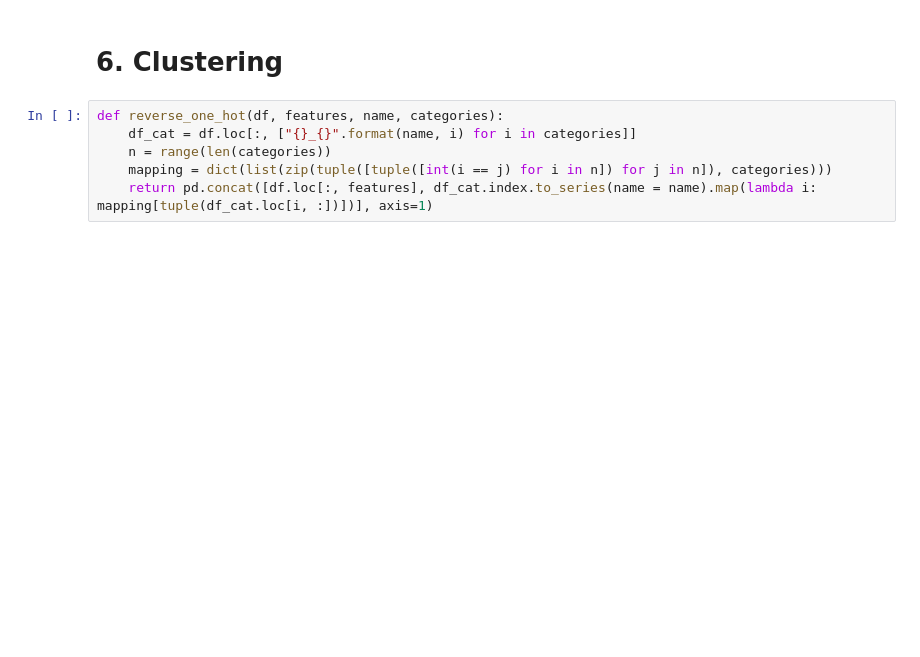
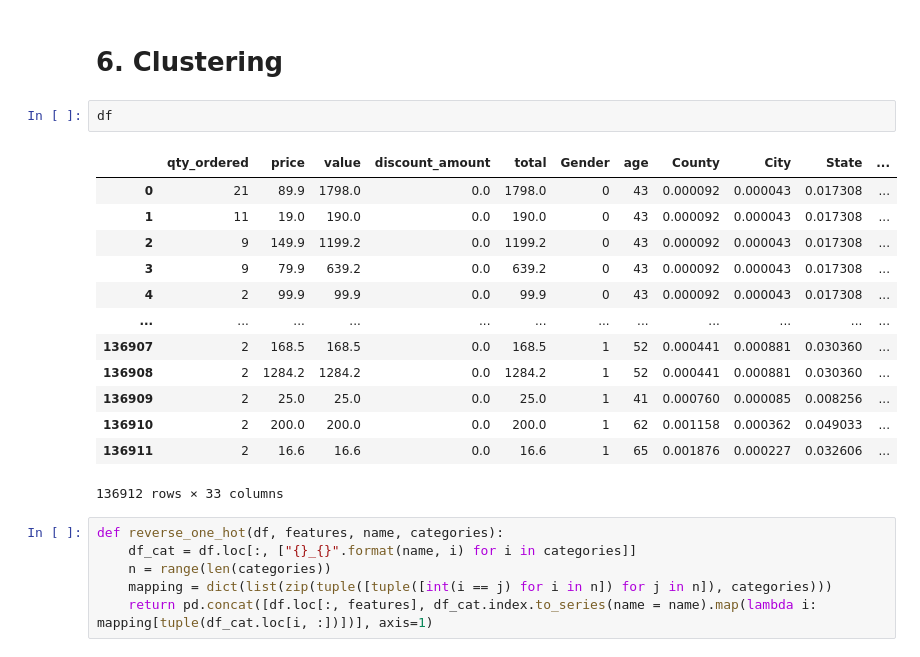
Before and after one commit to CategorIAN/CSCI550_Final, a Jupyter notebook: nb1.ipynb, the cells around one changed output. Saved outputs shown, nothing was run; the diff lists cells and outputs as text; blank space fills up the shorter version.

```diff
--- a/nb1.ipynb
+++ b/nb1.ipynb
@@ -199,6 +199,22 @@ plt.show()
 [figure]
 # %% [markdown]
 # 6. Clustering
+# %%
+df
+# %% [output]
+|  | qty_ordered | price | value | discount_amount | total | Gender | age | County | City | State | ... |
+| 0 | 21 | 89.9 | 1798.0 | 0.0 | 1798.0 | 0 | 43 | 0.000092 | 0.000043 | 0.017308 | ... |
+| 1 | 11 | 19.0 | 190.0 | 0.0 | 190.0 | 0 | 43 | 0.000092 | 0.000043 | 0.017308 | ... |
+| 2 | 9 | 149.9 | 1199.2 | 0.0 | 1199.2 | 0 | 43 | 0.000092 | 0.000043 | 0.017308 | ... |
+| 3 | 9 | 79.9 | 639.2 | 0.0 | 639.2 | 0 | 43 | 0.000092 | 0.000043 | 0.017308 | ... |
+| 4 | 2 | 99.9 | 99.9 | 0.0 | 99.9 | 0 | 43 | 0.000092 | 0.000043 | 0.017308 | ... |
+| ... | ... | ... | ... | ... | ... | ... | ... | ... | ... | ... | ... |
+| 136907 | 2 | 168.5 | 168.5 | 0.0 | 168.5 | 1 | 52 | 0.000441 | 0.000881 | 0.030360 | ... |
+| 136908 | 2 | 1284.2 | 1284.2 | 0.0 | 1284.2 | 1 | 52 | 0.000441 | 0.000881 | 0.030360 | ... |
+| 136909 | 2 | 25.0 | 25.0 | 0.0 | 25.0 | 1 | 41 | 0.000760 | 0.000085 | 0.008256 | ... |
+| 136910 | 2 | 200.0 | 200.0 | 0.0 | 200.0 | 1 | 62 | 0.001158 | 0.000362 | 0.049033 | ... |
+| 136911 | 2 | 16.6 | 16.6 | 0.0 | 16.6 | 1 | 65 | 0.001876 | 0.000227 | 0.032606 | ... |
+136912 rows × 33 columns
 # %%
 def reverse_one_hot(df, features, name, categories):
     df_cat = df.loc[:, ["{}_{}".format(name, i) for i in categories]]
```
Also changed, not shown: parts of 3 cells of this notebook, 1 other file.
